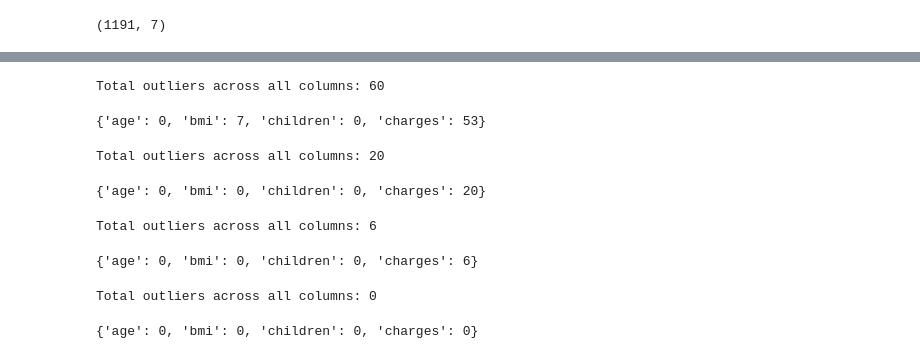
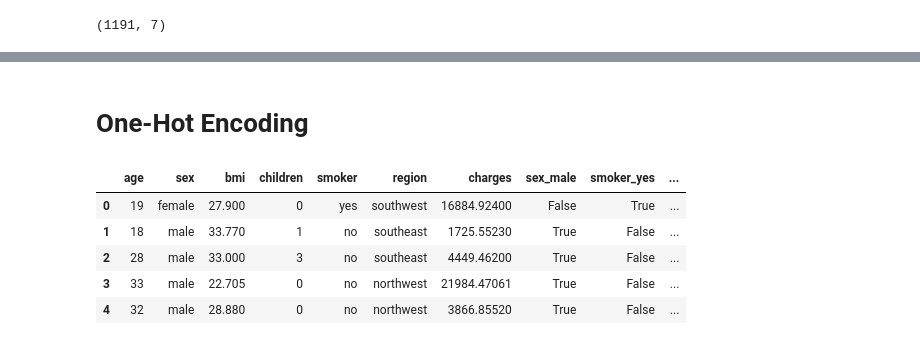
Before and after one commit to Monson2002/IT462-EDA-Group19, a Jupyter notebook: Assignment3 - ScikitLearn/Group19_Sklearn.ipynb, the cells around one changed output, grey strips where cells are left out. Cells and saved outputs as stored; diff of their text form; code cells hidden in the pictures.

```diff
--- a/Assignment3 - ScikitLearn/Group19_Sklearn.ipynb
+++ b/Assignment3 - ScikitLearn/Group19_Sklearn.ipynb
@@ -124,23 +112,14 @@ dtype: object
-# %%
-outlier_iqr(df_cleaned)
-# %% [output]
-Total outliers across all columns: 60
-{'age': 0, 'bmi': 7, 'children': 0, 'charges': 53}
-# %%
-df_cleaned = remove_outliers_iqr(df_cleaned)
-outlier_iqr(df_cleaned)
-# %% [output]
-Total outliers across all columns: 20
-{'age': 0, 'bmi': 0, 'children': 0, 'charges': 20}
-# %%
-df_cleaned = remove_outliers_iqr(df_cleaned)
-outlier_iqr(df_cleaned)
-# %% [output]
-Total outliers across all columns: 6
-{'age': 0, 'bmi': 0, 'children': 0, 'charges': 6}
-# %%
-df_cleaned = remove_outliers_iqr(df_cleaned)
-outlier_iqr(df_cleaned)
-# %% [output]
-Total outliers across all columns: 0
-{'age': 0, 'bmi': 0, 'children': 0, 'charges': 0}
+# %% [markdown]
+# One-Hot Encoding
+# %%
+dummies = pd.get_dummies(df[['sex',"smoker","region"]])
+dummies.drop(labels=['sex_female', 'smoker_no'], axis=1,inplace=True)
+df=pd.concat([df,dummies],axis=1)
+df.head()
+# %% [output]
+|  | age | sex | bmi | children | smoker | region | charges | sex_male | smoker_yes | ... |
+| 0 | 19 | female | 27.900 | 0 | yes | southwest | 16884.92400 | False | True | ... |
+| 1 | 18 | male | 33.770 | 1 | no | southeast | 1725.55230 | True | False | ... |
+| 2 | 28 | male | 33.000 | 3 | no | southeast | 4449.46200 | True | False | ... |
+| 3 | 33 | male | 22.705 | 0 | no | northwest | 21984.47061 | True | False | ... |
+| 4 | 32 | male | 28.880 | 0 | no | northwest | 3866.85520 | True | False | ... |
```
Also changed, not shown: parts of 12 cells of this notebook, 1 other file.
